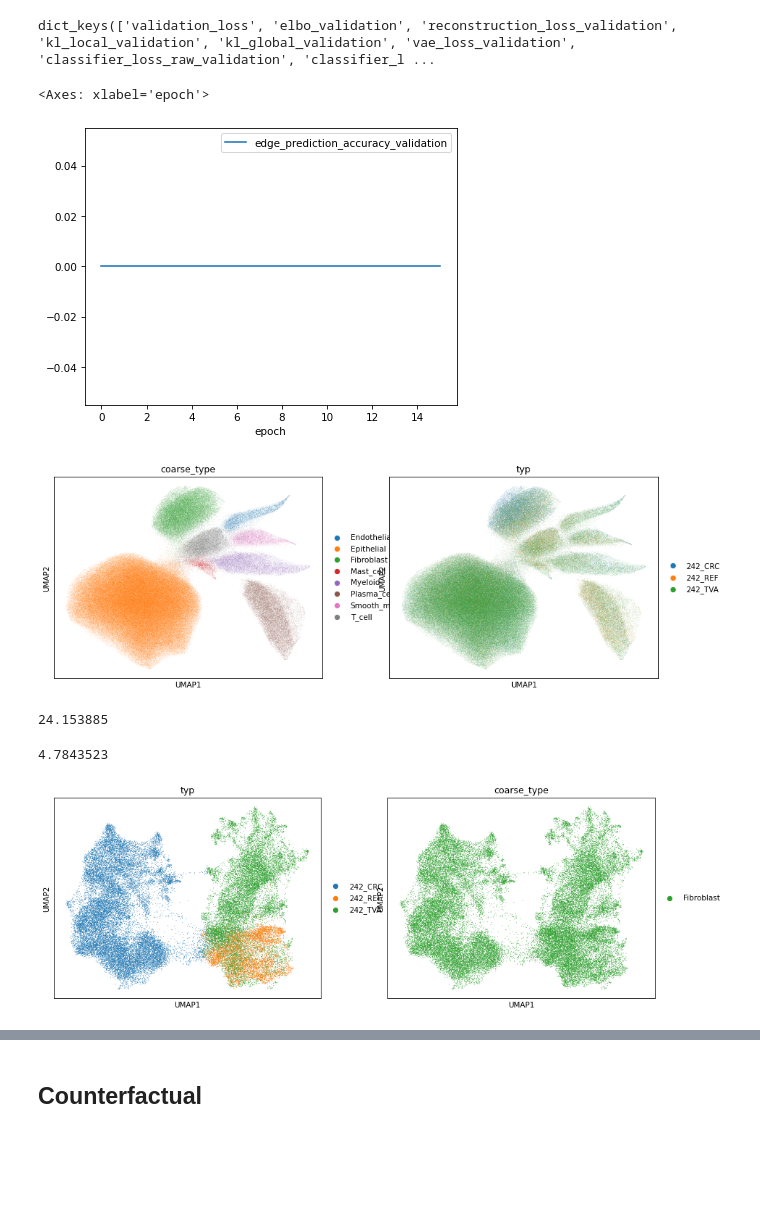
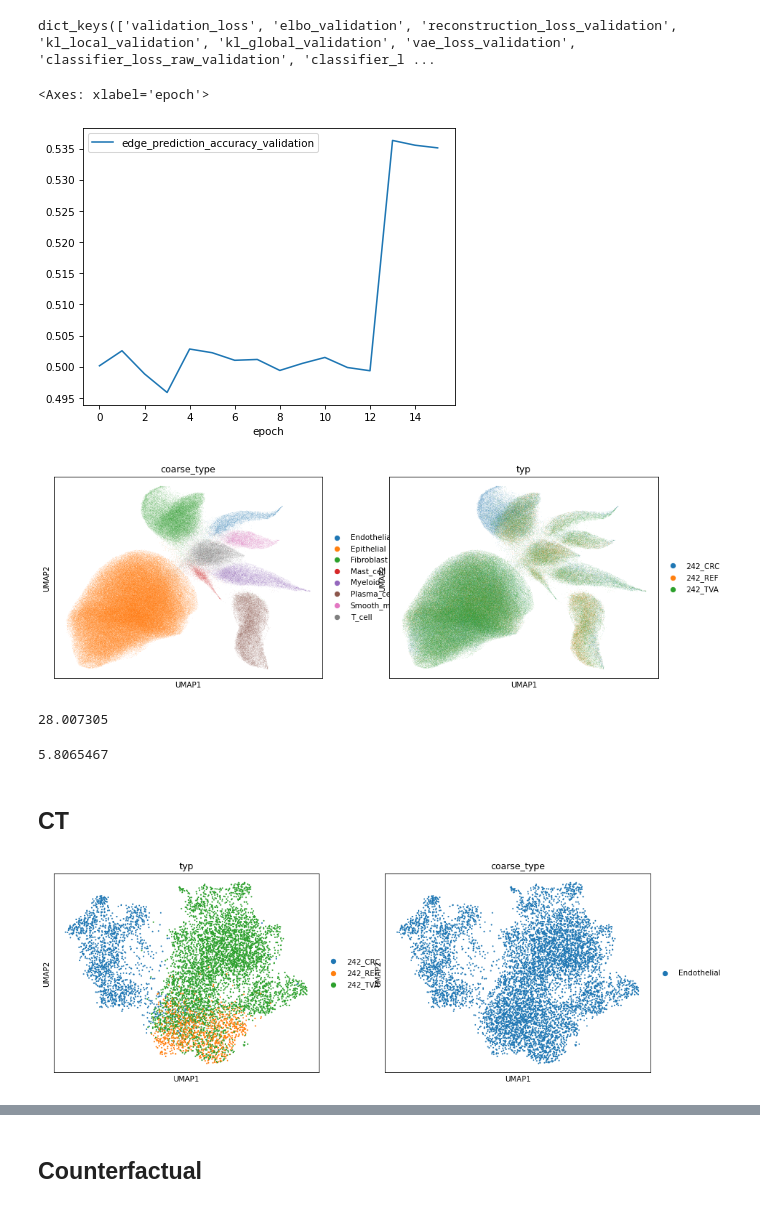
Before and after one commit to PMBio/cellina, a Jupyter notebook: test.ipynb, the cells around one changed output, grey strips where cells are left out. Saved outputs shown, nothing was run; the diff lists cells and outputs as text; code cells hidden in the pictures; blank space fills up the shorter version.

```diff
--- a/test.ipynb
+++ b/test.ipynb
@@ -29,7 +31,7 @@ from cellina_graph import CellinaModel
 # %%
 adata = sc.read(
-    f"../../data/crc_wt_cosmx/crc_242.h5ad",
-    backup_url=f"https://zenodo.org/records/15574384/files/242.h5ad?download=1"
+    f"../../data/crc_wt_cosmx/crc_{slide_id}.h5ad",
+    backup_url=f"https://zenodo.org/records/15574384/files/{slide_id}.h5ad?download=1"
 )
 # adata.obsm = {} # NOTE: only some strange PCA embeddings are stored in obsm, which we don't need
 adata.obs_names_make_unique()
@@ -93,11 +95,11 @@ CellinaModel.setup_anndata(adata,
                            )
 model = CellinaModel(adata,
                      n_latent=20,
-                     convolution_type='gcn',
+                     convolution_type='gat',
                      classifier_lambda=1,
                      discriminator_lambda=1,
-                     n_layers=2,
-                     link_prediction_weight=0, # NOTE Not sure if this is needed, nor if it works when combined with the other losses...
+                     n_layers=3,
+                     link_prediction_weight=5, # NOTE Not sure if this is needed, nor if it works when combined with the other losses...
                      condition_on_intrinsic=False
                      )
 # %% [output]
@@ -222,7 +224,7 @@ dict_keys(['validation_loss', 'elbo_validation', 'reconstruction_loss_validation
 model.history_['edge_prediction_accuracy_validation'].plot() # NOTE: makes sense that it's not very high, since the graph is very sparse and very large.
 # %% [output]
 <Axes: xlabel='epoch'>
-[figure, old version]
+[figure, new version]
 # %%
 adata.obsm['z'] = model.get_latent_representation(latent_key='z')
 # %%
@@ -230,24 +232,28 @@ sc.pp.neighbors(adata, use_rep='z')
 sc.tl.umap(adata)
 sc.pl.umap(adata, color=[labels_key, domains_key])
 # %% [output]
-[figure, old version]
+[figure, new version]
 # %%
 adata.obsm['z'].max()
 # %% [output]
-24.153885
+28.007305
 # %%
 adata.obsm['s'] = model.get_latent_representation(latent_key='s')
 # %%
 adata.obsm['s'].max()
 # %% [output]
-4.7843523
+5.8065467
+# %% [markdown]
+## CT
+# %%
+ct_target = 'Endothelial'
 # %%
-fib_adata = adata[adata.obs[labels_key]=='Fibroblast']
+fib_adata = adata[adata.obs[labels_key]==ct_target]
 sc.pp.neighbors(fib_adata, use_rep='s')
 sc.tl.umap(fib_adata)
 sc.pl.umap(fib_adata, color=[domains_key, labels_key])
 # %% [output]
-[figure, old version]
+[figure, new version]
 # %%
 sc.pp.neighbors(adata, use_rep='s')
 sc.tl.umap(adata)
```
Also changed, not shown: parts of 20 cells of this notebook, 3 other files.
